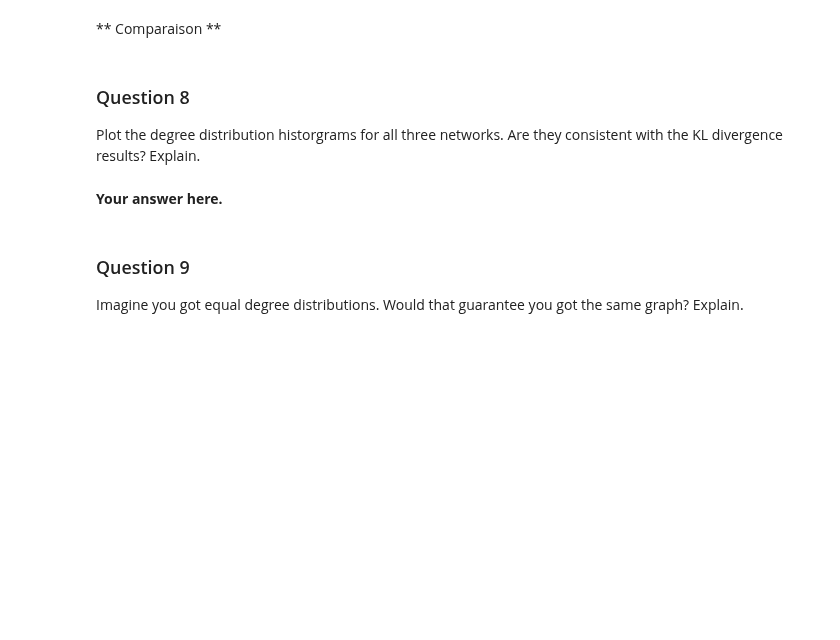
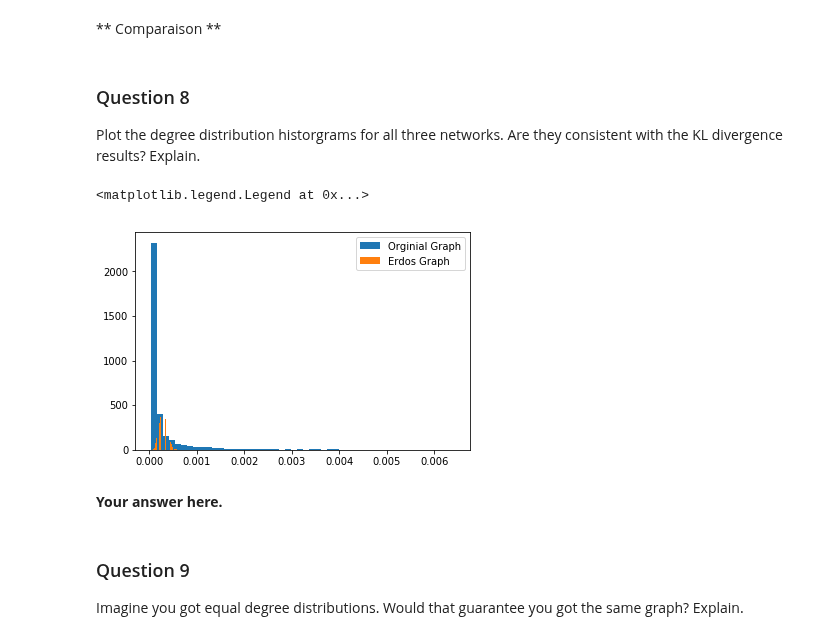
Before and after one commit to nicolasFontbonne/NTDS_group_6, a Jupyter notebook: milestones/2_network_models.ipynb, the cells around one changed output. Saved outputs shown, nothing was run; the diff lists cells and outputs as text; code cells hidden in the pictures; blank space fills up the shorter version.

Commit message:
Part 1 completed - missing Barabasi

```diff
--- a/milestones/2_network_models.ipynb
+++ b/milestones/2_network_models.ipynb
@@ -130,0 +119,5 @@ adjacency_erdos=erdos_renyi(n_nodes, p, seed=None)
+# %%
+degree = np.sum(adjacency, axis=0)
+average_degree=np.average(degree)
+p=average_degree/(n_nodes-1)
+adjacency_erdos=erdos_renyi(n_nodes, p, seed=None)
@@ -242,18 +292,20 @@ entropy(p_test,q_test)
 Compare the degree distribution of your network to each of the two synthetic ones, in terms of KL divergence. **Hint:** Make sure you normalise your degree distributions to make them valid probability distributions.
 # %%
 #Computation of real network degree distribution
-degree_distribution_real=np.sum(adjacency_unweighted, axis=0)
-degree_distribution_real=degree_distribution_real/sum(degree_distribution_real)
+degree_distribution_real=np.sum(adjacency, axis=0)
+degree_distribution_real=degree_distribution_real/np.sum(degree_distribution_real)
 #Check of probability distribution
-print('Real network - Sum of probability = ',sum(degree_distribution_real))
+print('Real network - Sum of probability = ',np.sum(degree_distribution_real))
+
+#Computation of Erdos-Renyi network degree distribution
+degree_distribution_Erdos=np.sum(adjacency_erdos, axis=0)
+degree_distribution_Erdos=degree_distribution_Erdos/np.sum(degree_distribution_Erdos)
+#Check of probability distribution
+print('Erdos-Renyi network - Sum of probability = ',np.sum(degree_distribution_Erdos))
 
 #Computation of Barabasi-Albert network degree distribution
-degree_distribution_Barabasi=
+degree_distribution_Barabasi=np.sum(adjacency_barabasi, axis=0)
+degree_distribution_Barabasi=degree_distribution_Barabasi/np.sum(degree_distribution_Barabasi)
 #Check of probability distribution
-print('Barabasi-Albert network - Sum of probability = ',sum(degree_distribution_Barabasi))
-
-#Computation of Erdos-Renyi network degree distribution
-degree_distribution_Erdos=
-#Check of probability distribution
-print('Erdos-Renyi network - Sum of probability = ',sum(degree_distribution_Erdos))
+print('Barabasi-Albert network - Sum of probability = ',np.sum(degree_distribution_Barabasi))
 # %% [output]
@@ -278,3 +331,14 @@ Plot the degree distribution historgrams for all three networks. Are they consis
+# %%
+plt.hist(degree_distribution_real, bins = 50, label='Orginial Graph');
+
+plt.hist(degree_distribution_Erdos, bins = 50, label='Erdos Graph');
+
+#plt.hist(degree_distribution_Barabasi, weights=weights, bins = 50);
+
+plt.legend()
+# %% [output]
+<matplotlib.legend.Legend at 0x...>
+[figure, added]
 # %% [markdown]
 **Your answer here.**
 # %% [markdown]
```
Also changed, not shown: parts of 23 cells of this notebook.
